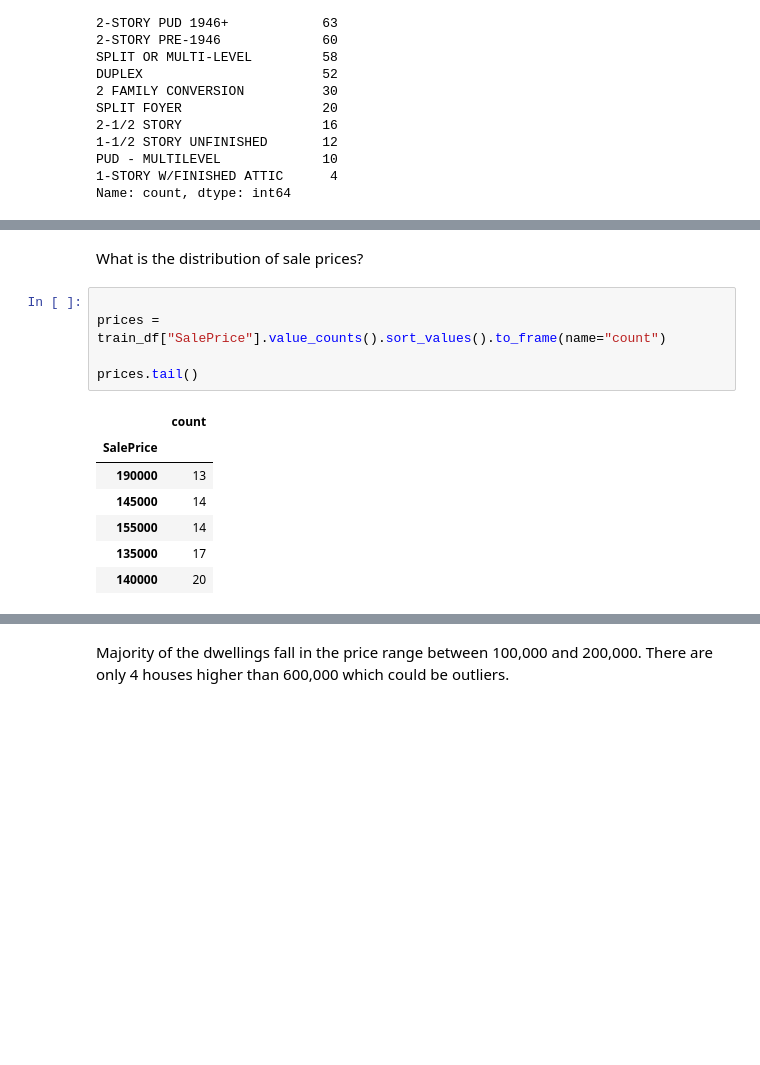
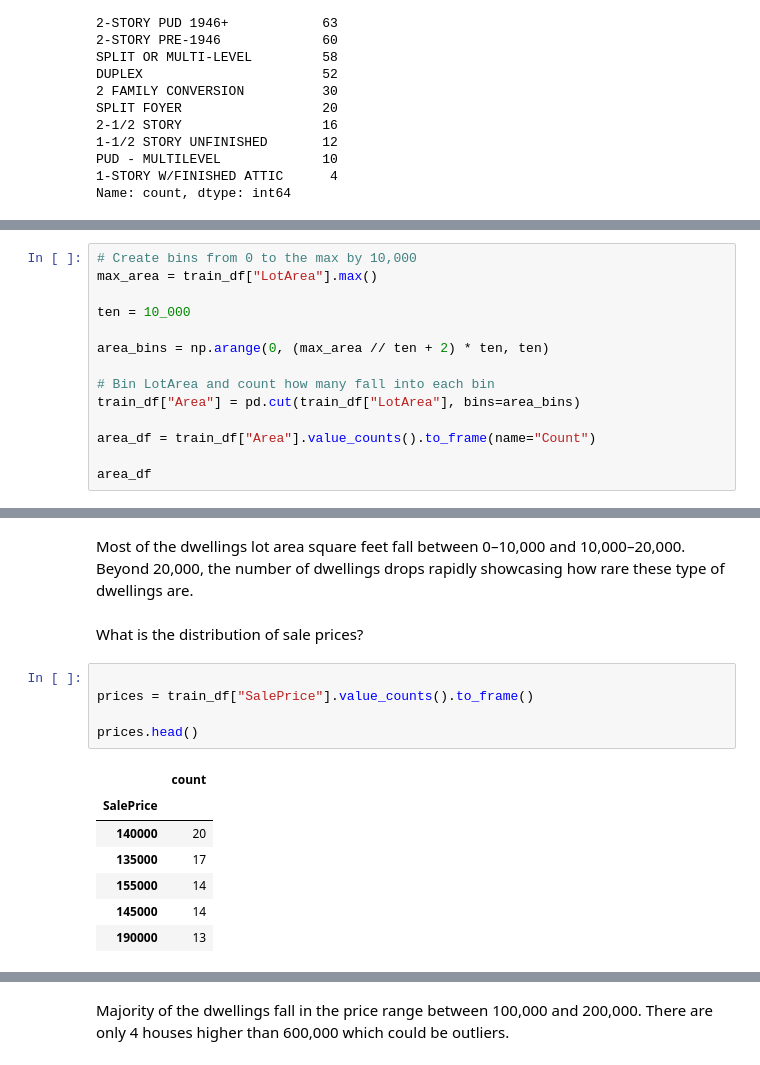
Before and after one commit to khadazhaia/house-prices-regression, a Jupyter notebook: code/01eda.ipynb, the cells around one changed output, grey strips where cells are left out. Cells and saved outputs as stored; diff of their text form; blank space fills up the shorter version.

```diff
--- a/code/01eda.ipynb
+++ b/code/01eda.ipynb
@@ -187,0 +208,14 @@ There are 15 different types of dwellings and 1 story dwellings from 1946 and ne
+# %%
+# Create bins from 0 to the max by 10,000
+max_area = train_df["LotArea"].max()
+
+ten = 10_000
+
+area_bins = np.arange(0, (max_area // ten + 2) * ten, ten)
+
+# Bin LotArea and count how many fall into each bin
+train_df["Area"] = pd.cut(train_df["LotArea"], bins=area_bins)
+
+area_df = train_df["Area"].value_counts().to_frame(name="Count")
+
+area_df
@@ -188,16 +253,18 @@ There are 15 different types of dwellings and 1 story dwellings from 1946 and ne
+# %% [markdown]
+Most of the dwellings lot area square feet fall between 0–10,000 and 10,000–20,000. Beyond 20,000, the number of dwellings drops rapidly showcasing how rare these type of dwellings are.
 # %% [markdown]
 What is the distribution of sale prices?
 # %%
 
-prices = train_df["SalePrice"].value_counts().sort_values().to_frame(name="count")
+prices = train_df["SalePrice"].value_counts().to_frame()
 
-prices.tail()
+prices.head()
 # %% [output]
 |  | count |
 | SalePrice |  |
+| 140000 | 20 |
+| 135000 | 17 |
+| 155000 | 14 |
+| 145000 | 14 |
 | 190000 | 13 |
-| 145000 | 14 |
-| 155000 | 14 |
-| 135000 | 17 |
-| 140000 | 20 |
 # %%
```
Also changed, not shown: parts of 19 cells of this notebook.
